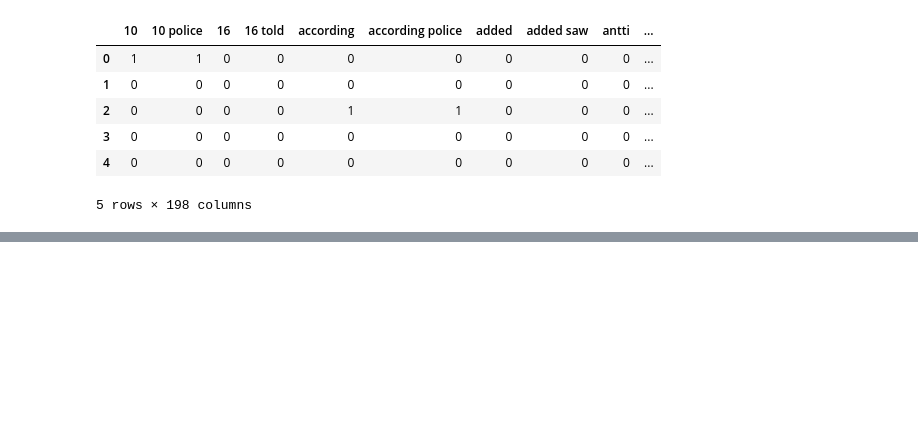
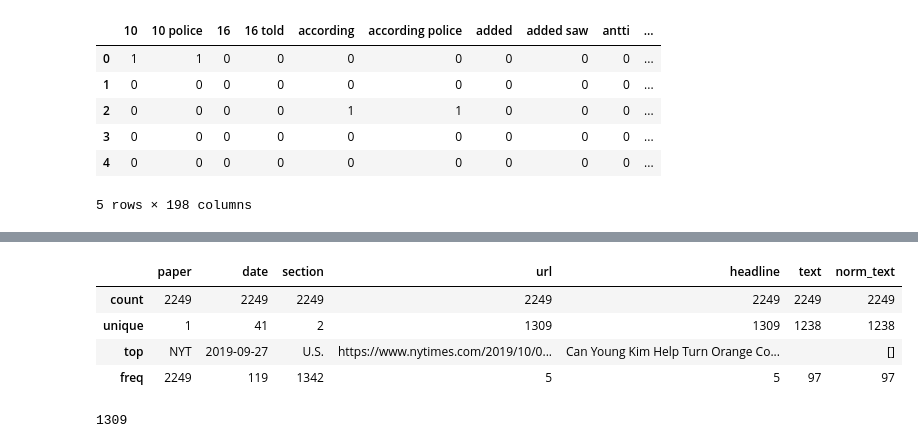
Before and after one commit to markabrennan/nlp_news_classifier, a Jupyter notebook: NLP_EDA.ipynb, the cells around one changed output, grey strips where cells are left out. Cells and saved outputs as stored; diff of their text form; code cells hidden in the pictures; blank space fills up the shorter version.

```diff
--- a/NLP_EDA.ipynb
+++ b/NLP_EDA.ipynb
@@ -606,0 +916,8 @@ bigram_df.head()
+# %%
+df.describe()
+# %% [output]
+|  | paper | date | section | url | headline | text | norm_text |
+| count | 2249 | 2249 | 2249 | 2249 | 2249 | 2249 | 2249 |
+| unique | 1 | 41 | 2 | 1309 | 1309 | 1238 | 1238 |
+| top | NYT | 2019-09-27 | U.S. | https://www.nytimes.com/2019/10/0... | Can Young Kim Help Turn Orange Co... |  | [] |
+| freq | 2249 | 119 | 1342 | 5 | 5 | 97 | 97 |
@@ -606,0 +934,4 @@ bigram_df.head()
+# %%
+len(unique_nyt_articles)
+# %% [output]
+1309
```
Also changed, not shown: parts of 38 cells of this notebook, 1 other file.
